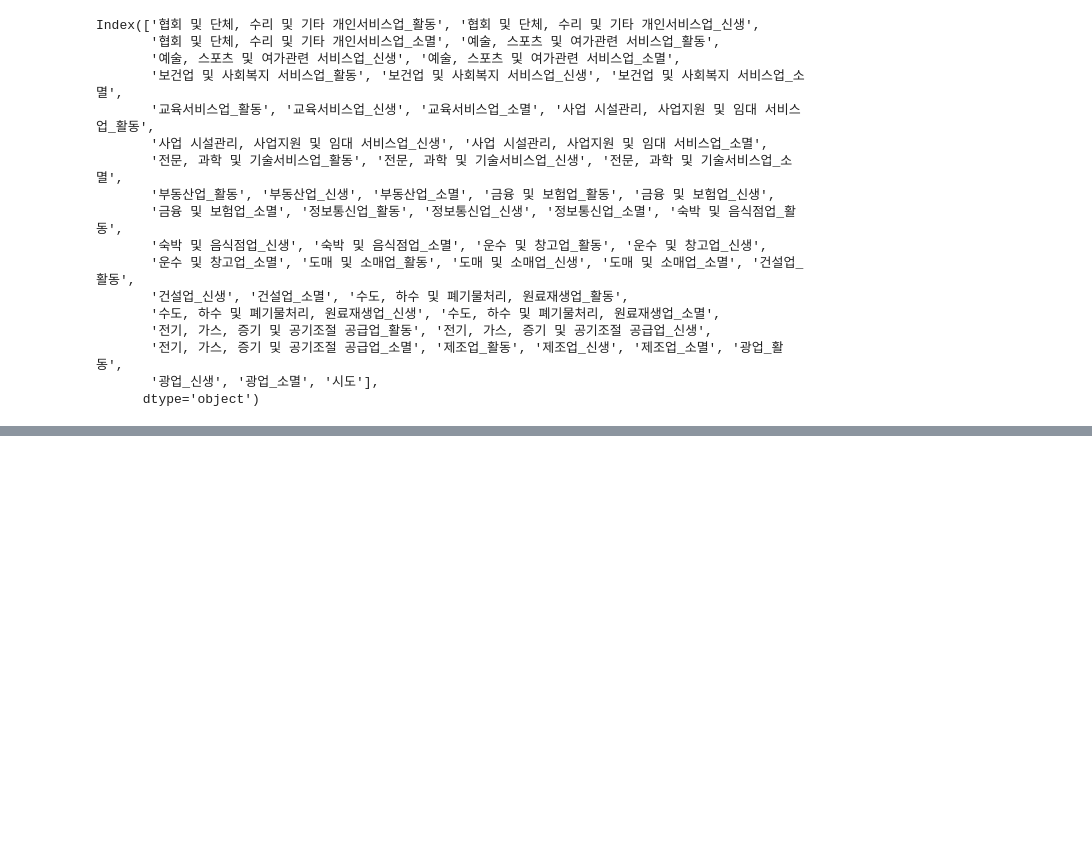
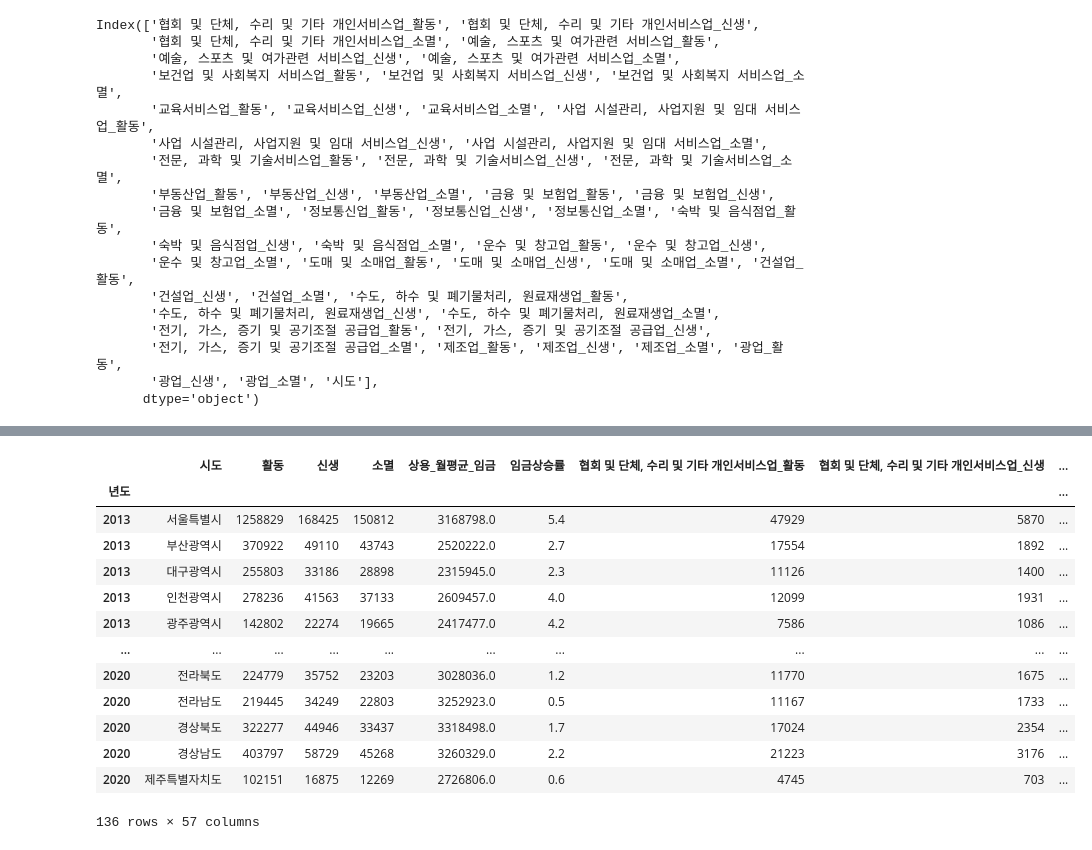
Before and after one commit to vxornjs11/Pytone_Flutter, a Jupyter notebook: Note/companies/합쳐보기.ipynb, the cells around one changed output, grey strips where cells are left out. Cells and saved outputs as stored; diff of their text form; code cells hidden in the pictures; blank space fills up the shorter version.

```diff
--- a/Note/companies/합쳐보기.ipynb
+++ b/Note/companies/합쳐보기.ipynb
@@ -106,0 +123,17 @@ dd = pd.merge(aa, industries, on=['년도', '시도'], how='inner')
+# %%
+dd
+# %% [output]
+|  | 시도 | 활동 | 신생 | 소멸 | 상용_월평균_임금 | 임금상승률 | 협회 및 단체, 수리 및 기타 개인서비스업_활동 | 협회 및 단체, 수리 및 기타 개인서비스업_신생 | ... |
+| 년도 |  |  |  |  |  |  |  |  | ... |
+| 2013 | 서울특별시 | 1258829 | 168425 | 150812 | 3168798.0 | 5.4 | 47929 | 5870 | ... |
+| 2013 | 부산광역시 | 370922 | 49110 | 43743 | 2520222.0 | 2.7 | 17554 | 1892 | ... |
+| 2013 | 대구광역시 | 255803 | 33186 | 28898 | 2315945.0 | 2.3 | 11126 | 1400 | ... |
+| 2013 | 인천광역시 | 278236 | 41563 | 37133 | 2609457.0 | 4.0 | 12099 | 1931 | ... |
+| 2013 | 광주광역시 | 142802 | 22274 | 19665 | 2417477.0 | 4.2 | 7586 | 1086 | ... |
+| ... | ... | ... | ... | ... | ... | ... | ... | ... | ... |
+| 2020 | 전라북도 | 224779 | 35752 | 23203 | 3028036.0 | 1.2 | 11770 | 1675 | ... |
+| 2020 | 전라남도 | 219445 | 34249 | 22803 | 3252923.0 | 0.5 | 11167 | 1733 | ... |
+| 2020 | 경상북도 | 322277 | 44946 | 33437 | 3318498.0 | 1.7 | 17024 | 2354 | ... |
+| 2020 | 경상남도 | 403797 | 58729 | 45268 | 3260329.0 | 2.2 | 21223 | 3176 | ... |
+| 2020 | 제주특별자치도 | 102151 | 16875 | 12269 | 2726806.0 | 0.6 | 4745 | 703 | ... |
+136 rows × 57 columns
```
Also changed, not shown: parts of 2 cells of this notebook, 3 other files.
